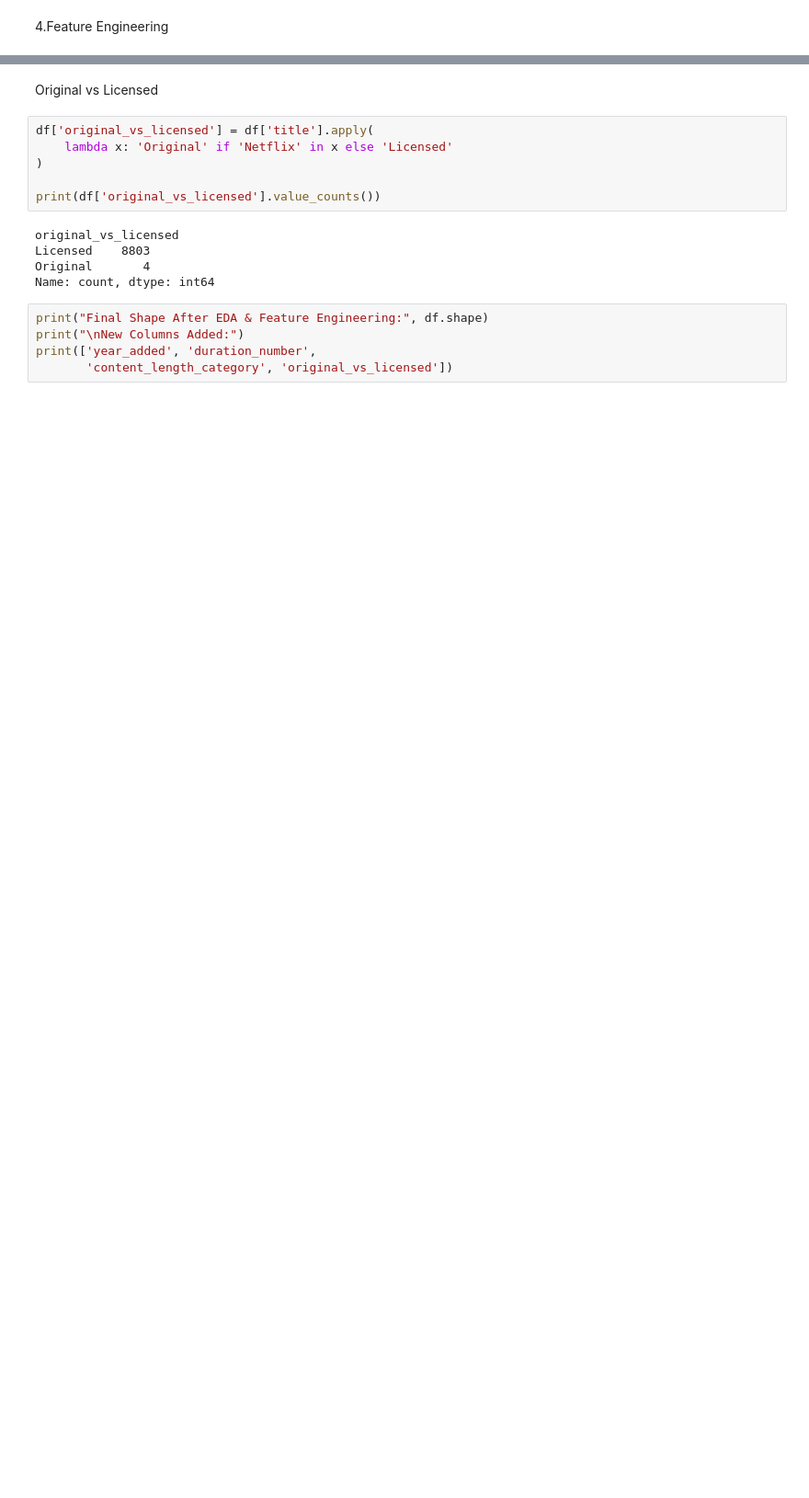
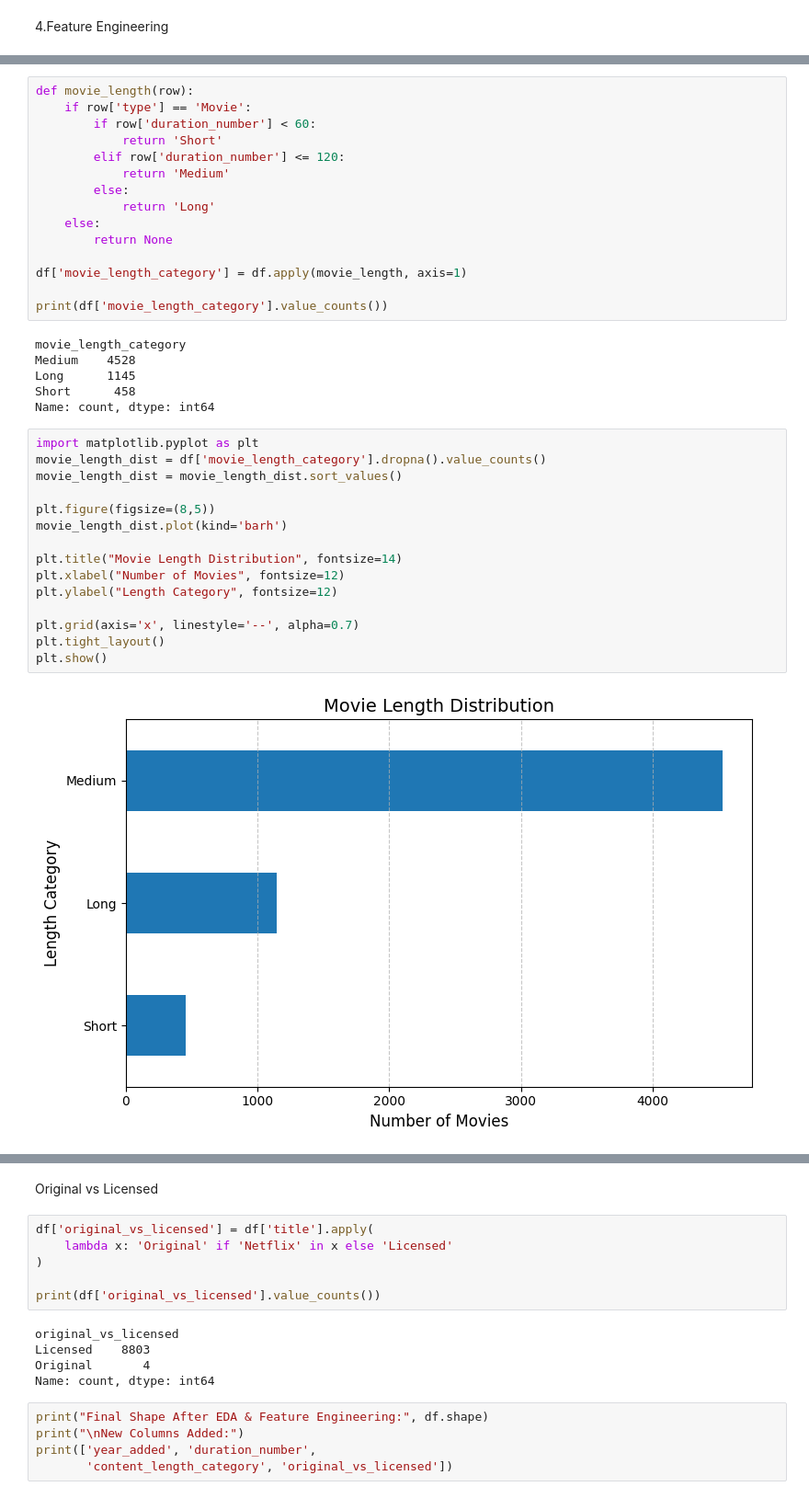
Before and after one commit to s22gaikwadjanhavi-dotcom/StreamScope, a Jupyter notebook: analysis.ipynb, the cells around one changed output, grey strips where cells are left out. Shown at 92% size. Drawn from its saved outputs; the diff is of its cells as text; blank space fills up the shorter version.

```diff
--- a/analysis.ipynb
+++ b/analysis.ipynb
@@ -395,0 +354,38 @@ Name: count, dtype: int64
+# %%
+def movie_length(row):
+    if row['type'] == 'Movie':
+        if row['duration_number'] < 60:
+            return 'Short'
+        elif row['duration_number'] <= 120:
+            return 'Medium'
+        else:
+            return 'Long'
+    else:
+        return None
+
+df['movie_length_category'] = df.apply(movie_length, axis=1)
+
+print(df['movie_length_category'].value_counts())
+# %% [output]
+movie_length_category
+Medium    4528
+Long      1145
+Short      458
+Name: count, dtype: int64
+# %%
+import matplotlib.pyplot as plt
+movie_length_dist = df['movie_length_category'].dropna().value_counts()
+movie_length_dist = movie_length_dist.sort_values()
+
+plt.figure(figsize=(8,5))
+movie_length_dist.plot(kind='barh')
+
+plt.title("Movie Length Distribution", fontsize=14)
+plt.xlabel("Number of Movies", fontsize=12)
+plt.ylabel("Length Category", fontsize=12)
+
+plt.grid(axis='x', linestyle='--', alpha=0.7)
+plt.tight_layout()
+plt.show()
+# %% [output]
+[figure, added]
```
Also changed, not shown: parts of 37 cells of this notebook, 1 other file.
